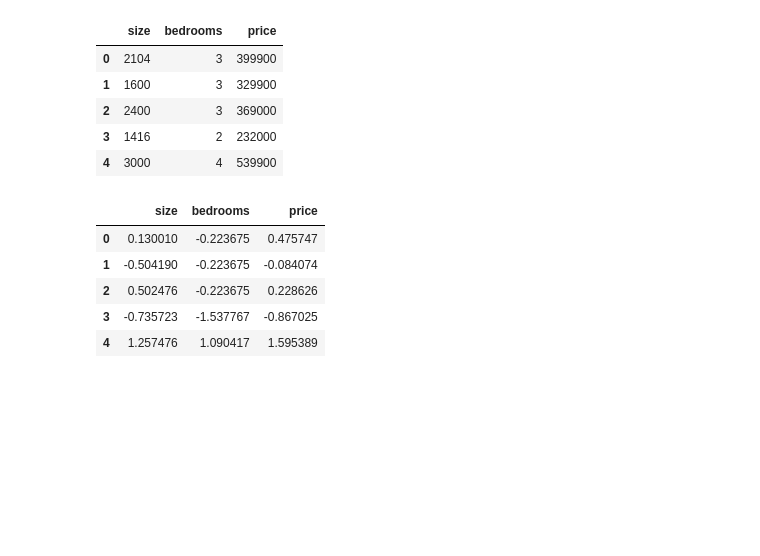
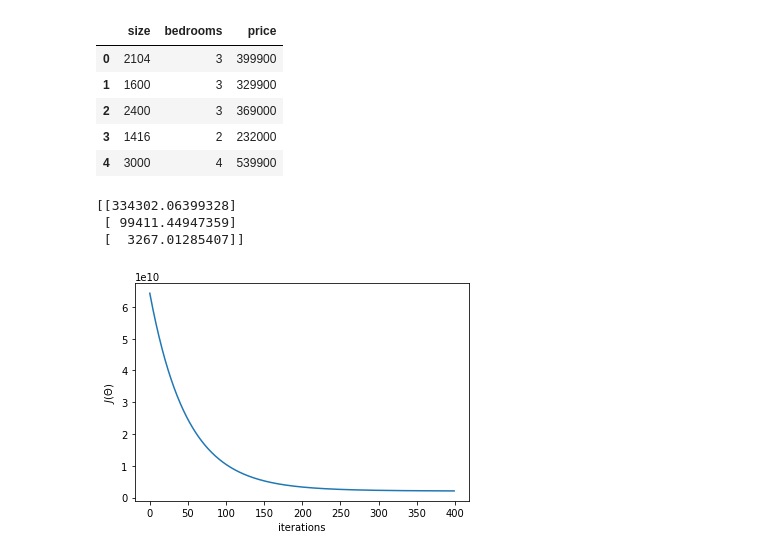
Before and after one commit to danielboloc/ML_PROJECTS, a Jupyter notebook: LinearRegression/AndrewNG/LinearRegression_ANg.ipynb, the cells around one changed output. Cells and saved outputs as stored; diff of their text form; code cells hidden in the pictures; blank space fills up the shorter version.

```diff
--- a/LinearRegression/AndrewNG/LinearRegression_ANg.ipynb
+++ b/LinearRegression/AndrewNG/LinearRegression_ANg.ipynb
@@ -237,13 +237,14 @@ meanPrice = ex1data2['price'].mean()
 # Normalize with apply()
 def norm(x):
     return (x - x.mean())/x.std()
+def featureNormalization(X):
+    """
+    Take in numpy array of X values and return normalize X values,
+    the mean and standard deviation of each feature
+    """
+    mean=np.mean(X,axis=0)
+    std=np.std(X,axis=0)
 
-ex2 = ex1data2.apply(norm, axis=0)
-ex2.head()
+    X_norm = (X - mean)/std
+
+    return X_norm , mean , std
-# %% [output]
-|  | size | bedrooms | price |
-| 0 | 0.130010 | -0.223675 | 0.475747 |
-| 1 | -0.504190 | -0.223675 | -0.084074 |
-| 2 | 0.502476 | -0.223675 | 0.228626 |
-| 3 | -0.735723 | -1.537767 | -0.867025 |
-| 4 | 1.257476 | 1.090417 | 1.595389 |
@@ -256,0 +251,25 @@ thetaM=np.zeros((3,1))
+# %%
+alpham = 0.01
+num_itersm = 400
+ex2_n=ex1data2.values
+mm = len(ex2_n[:,-1])
+Xm = ex2_n[:,0:2].reshape(mm, 2)
+Xm, mu, sigma = featureNormalization(Xm)
+Xm = np.c_[np.ones((mm,1)), Xm]
+ym = ex2_n[:,-1].reshape(mm,1)
+thetam = np.zeros((3,1))
+computeCost(Xm,ym,thetam)
+thetam, J_historym = gradientDescent(Xm, ym, thetam, alpham, num_itersm)
+print(thetam)
+# %% [output]
+[[334302.06399328]
+ [ 99411.44947359]
+ [  3267.01285407]]
+# %%
+#plt.plot(np.arange(num_itersm),J_historym)
+plt.plot(J_historym)
+plt.xlabel("iterations")
+plt.ylabel("$J(\Theta)$")
+plt.show()
+# %% [output]
+[figure, added]
```
Also changed, not shown: parts of 1 cell of this notebook.
